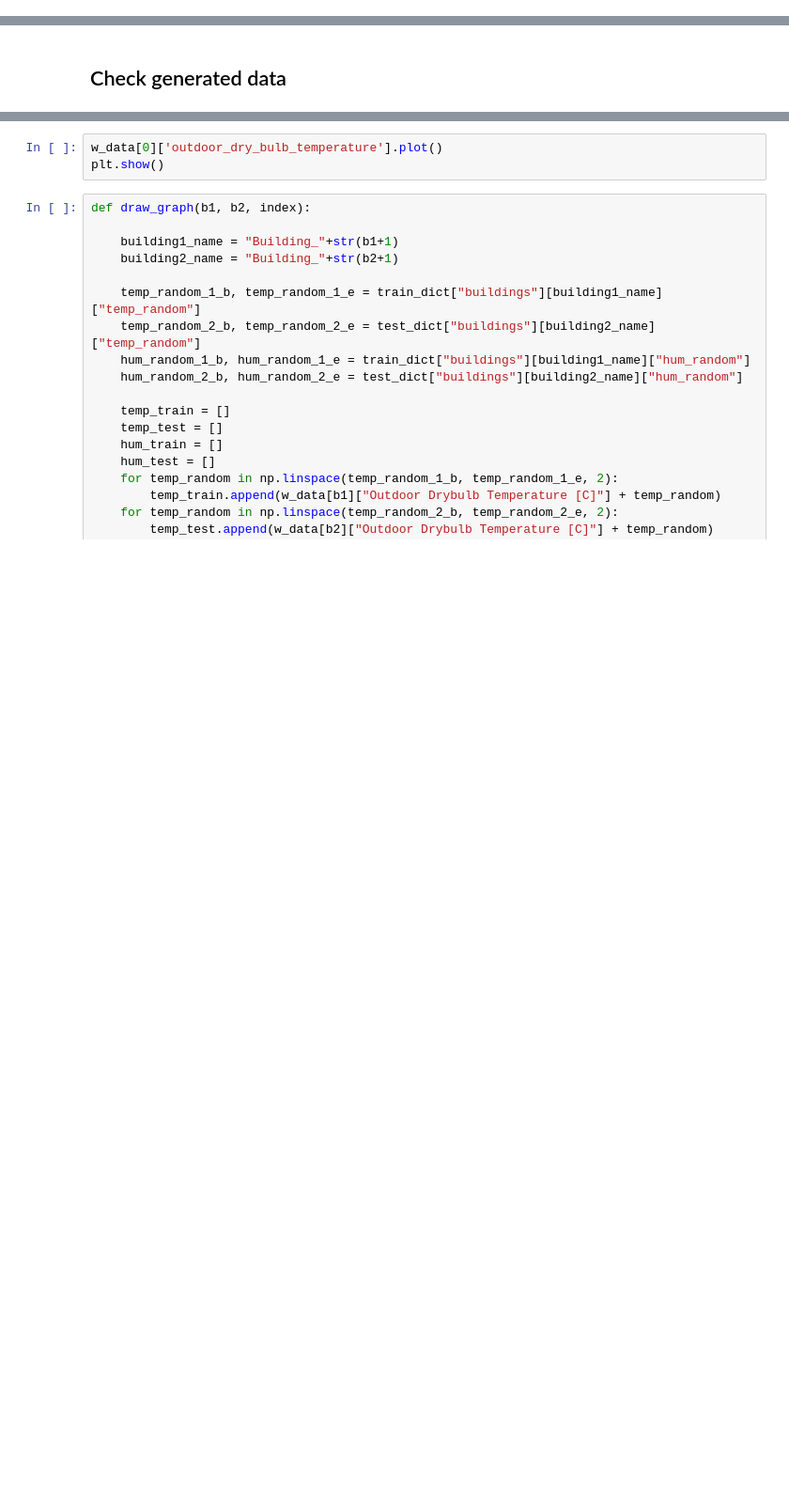
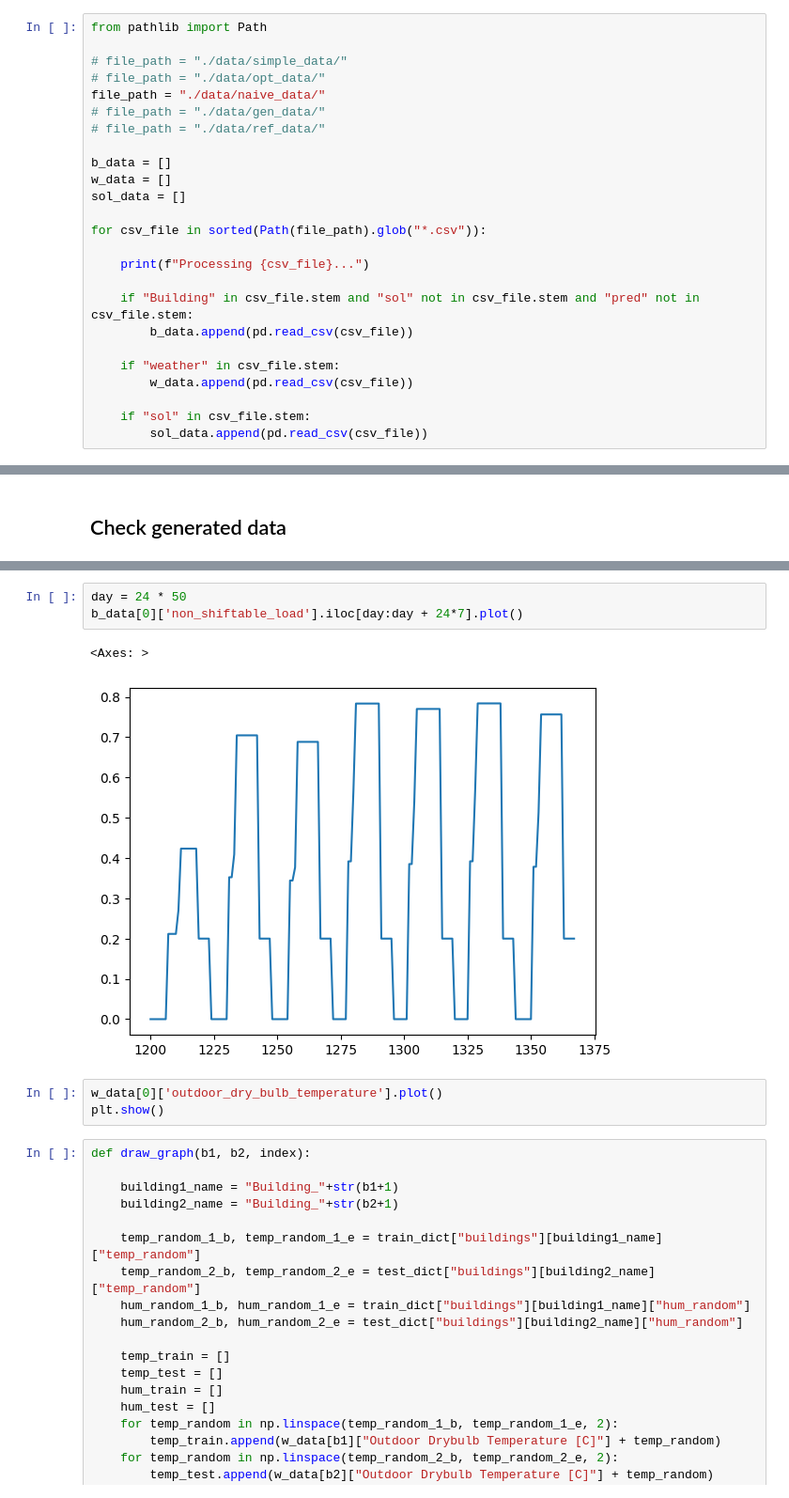
Before and after one commit to Optimization-and-Machine-Learning-Lab/energy_fed_trpo, a Jupyter notebook: src/notebooks/visualization.ipynb, the cells around one changed output, grey strips where cells are left out. Shown at 94% size. Cells and saved outputs as stored; diff of their text form; blank space fills up the shorter version.

```diff
--- a/src/notebooks/visualization.ipynb
+++ b/src/notebooks/visualization.ipynb
@@ -172,0 +150,25 @@ with open("./data/opt_data/schema.json") as f:
+# %%
+from pathlib import Path
+
+# file_path = "./data/simple_data/"
+# file_path = "./data/opt_data/"
+file_path = "./data/naive_data/"
+# file_path = "./data/gen_data/"
+# file_path = "./data/ref_data/"
+
+b_data = []
+w_data = []
+sol_data = []
+
+for csv_file in sorted(Path(file_path).glob("*.csv")):
+
+    print(f"Processing {csv_file}...")
+
+    if "Building" in csv_file.stem and "sol" not in csv_file.stem and "pred" not in csv_file.stem:
+        b_data.append(pd.read_csv(csv_file))
+
+    if "weather" in csv_file.stem:
+        w_data.append(pd.read_csv(csv_file))
+
+    if "sol" in csv_file.stem:
+        sol_data.append(pd.read_csv(csv_file))
@@ -265,3 +327,9 @@ w_data[0].head()
+# %%
+day = 24 * 50
+b_data[0]['non_shiftable_load'].iloc[day:day + 24*7].plot()
+# %% [output]
+<Axes: >
+[figure, added]
 # %%
 w_data[0]['outdoor_dry_bulb_temperature'].plot()
 plt.show()
```
Also changed, not shown: parts of 12 cells of this notebook, 27 other files.
